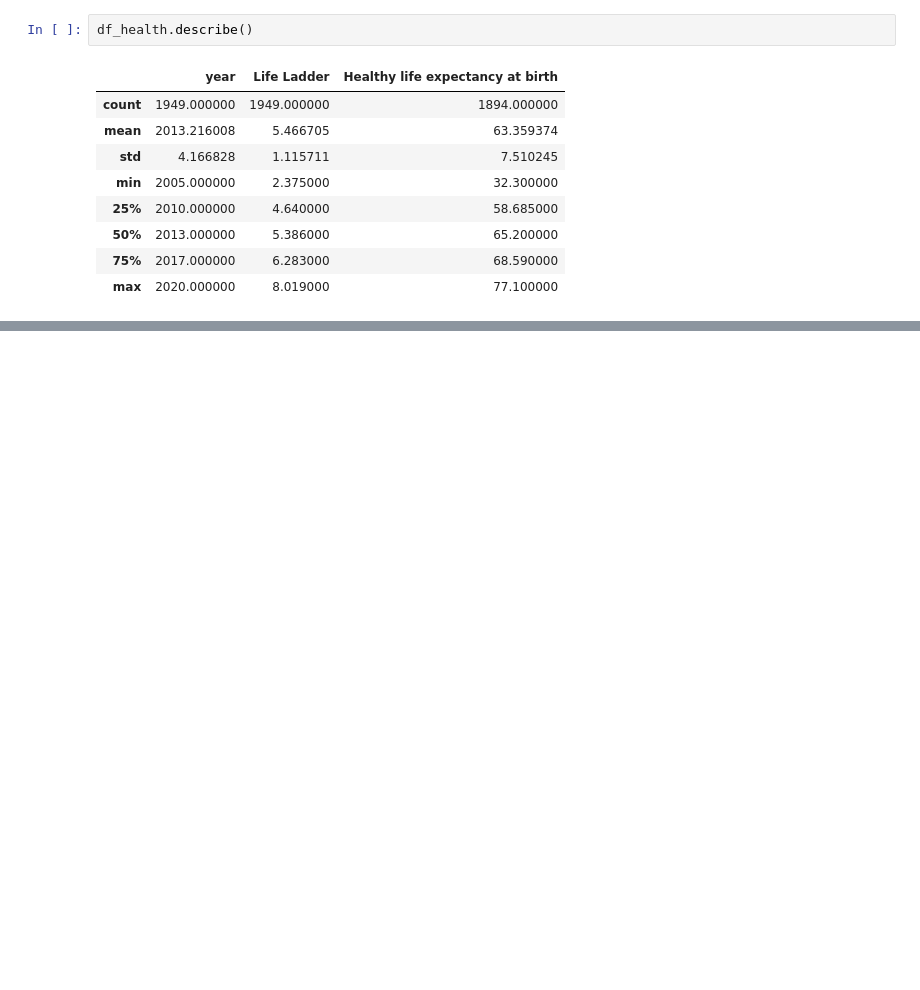
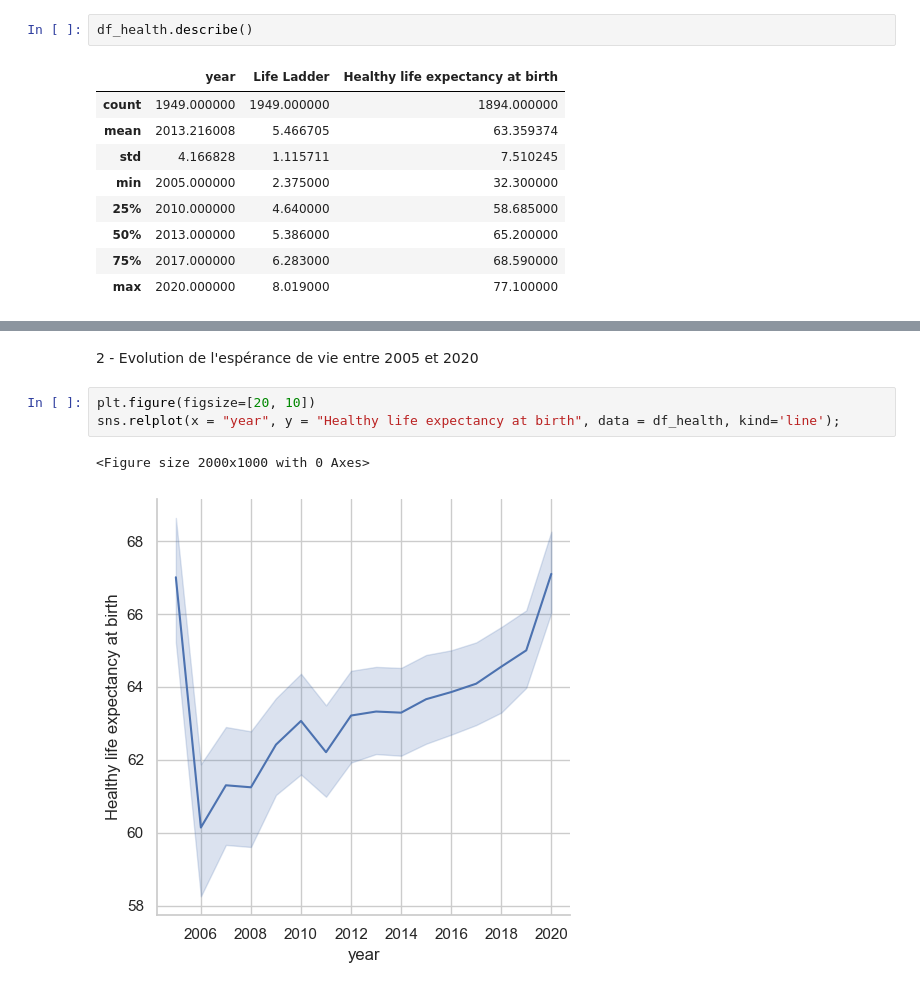
Before and after one commit to khelifaYacine/Analyse-du-rapport-du-bien--tre-sur-terre, a Jupyter notebook: EDA_LM-1.ipynb, the cells around one changed output, grey strips where cells are left out. Drawn from its saved outputs; the diff is of its cells as text; blank space fills up the shorter version.

Commit message:
a corriger les figsize

```diff
--- a/EDA_LM-1.ipynb
+++ b/EDA_LM-1.ipynb
@@ -749,0 +756,8 @@ df_health.describe()
+# %% [markdown]
+2 - Evolution de l'espérance de vie entre 2005 et 2020
+# %%
+plt.figure(figsize=[20, 10])
+sns.relplot(x = "year", y = "Healthy life expectancy at birth", data = df_health, kind='line');
+# %% [output]
+<Figure size 2000x1000 with 0 Axes>
+[figure, added]
```
Also changed, not shown: parts of 6 cells of this notebook.
